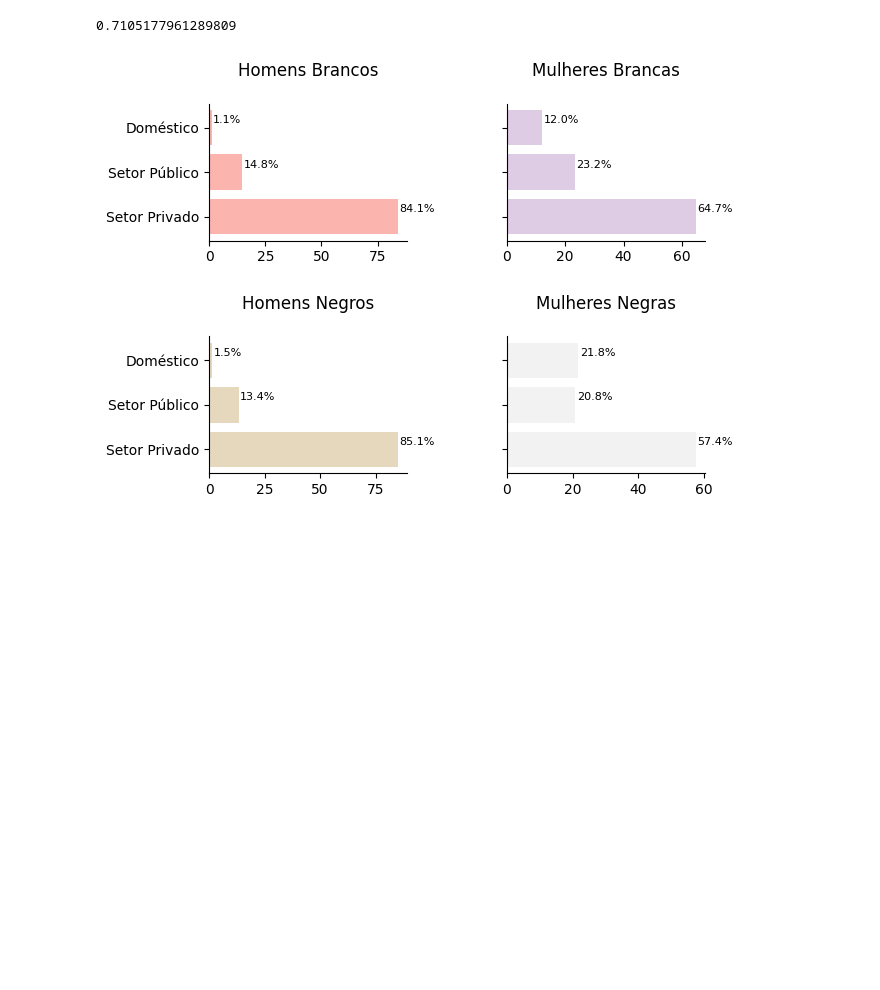
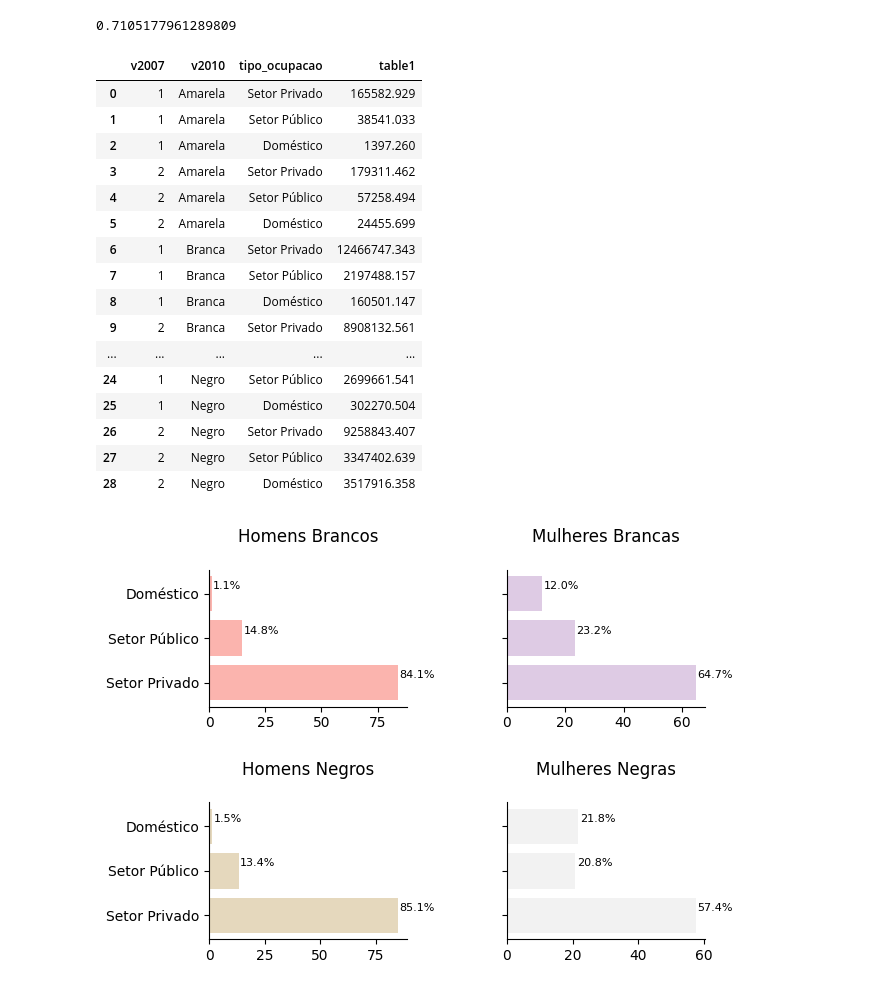
Before and after one commit to pactoPelaEquidade/reports, a Jupyter notebook: black_women/notebooks/2_plots_pnadc.ipynb, the cells around one changed output. Drawn from its saved outputs; the diff is of its cells as text; code cells hidden in the pictures; blank space fills up the shorter version.

```diff
--- a/black_women/notebooks/2_plots_pnadc.ipynb
+++ b/black_women/notebooks/2_plots_pnadc.ipynb
@@ -239,6 +239,26 @@ map_ocup={
 }
 
 df['tipo_ocupacao']=df['tipo_ocupacao'].map(map_ocup)
+# %%
+df
+# %% [output]
+|  | v2007 | v2010 | tipo_ocupacao | table1 |
+| 0 | 1 | Amarela | Setor Privado | 165582.929 |
+| 1 | 1 | Amarela | Setor Público | 38541.033 |
+| 2 | 1 | Amarela | Doméstico | 1397.260 |
+| 3 | 2 | Amarela | Setor Privado | 179311.462 |
+| 4 | 2 | Amarela | Setor Público | 57258.494 |
+| 5 | 2 | Amarela | Doméstico | 24455.699 |
+| 6 | 1 | Branca | Setor Privado | 12466747.343 |
+| 7 | 1 | Branca | Setor Público | 2197488.157 |
+| 8 | 1 | Branca | Doméstico | 160501.147 |
+| 9 | 2 | Branca | Setor Privado | 8908132.561 |
+| ... | ... | ... | ... | ... |
+| 24 | 1 | Negro | Setor Público | 2699661.541 |
+| 25 | 1 | Negro | Doméstico | 302270.504 |
+| 26 | 2 | Negro | Setor Privado | 9258843.407 |
+| 27 | 2 | Negro | Setor Público | 3347402.639 |
+| 28 | 2 | Negro | Doméstico | 3517916.358 |
 # %%
 df['prop']=df['table1'] / df.groupby(['v2007','v2010'])['table1'].transform('sum')
 # %%
```
Also changed, not shown: parts of 14 cells of this notebook, 27 other files.
